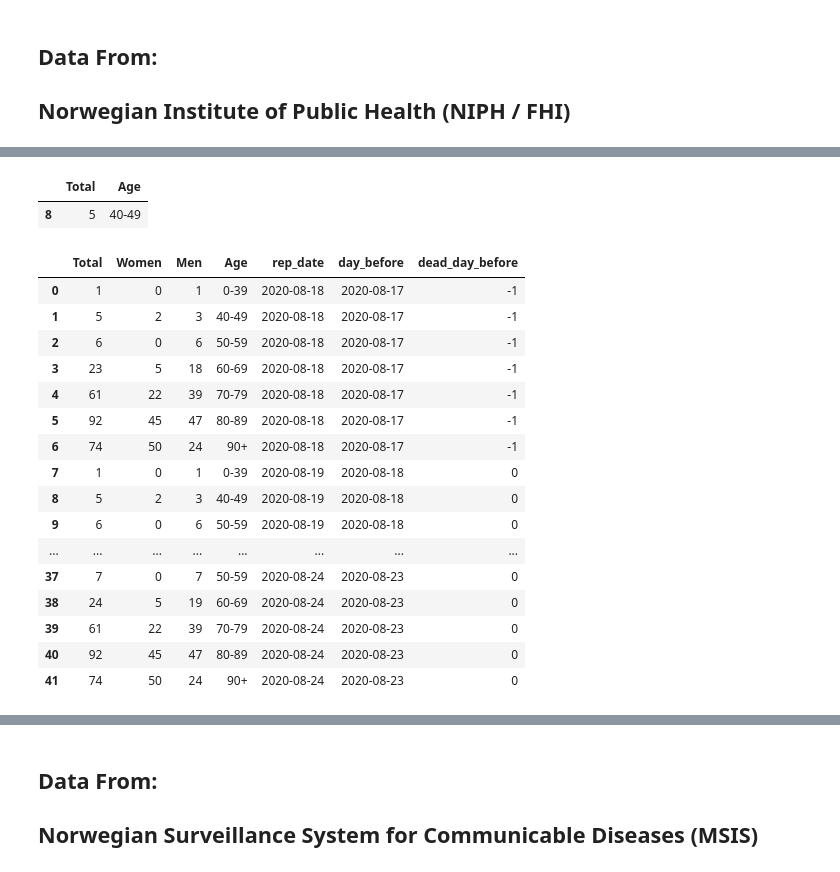
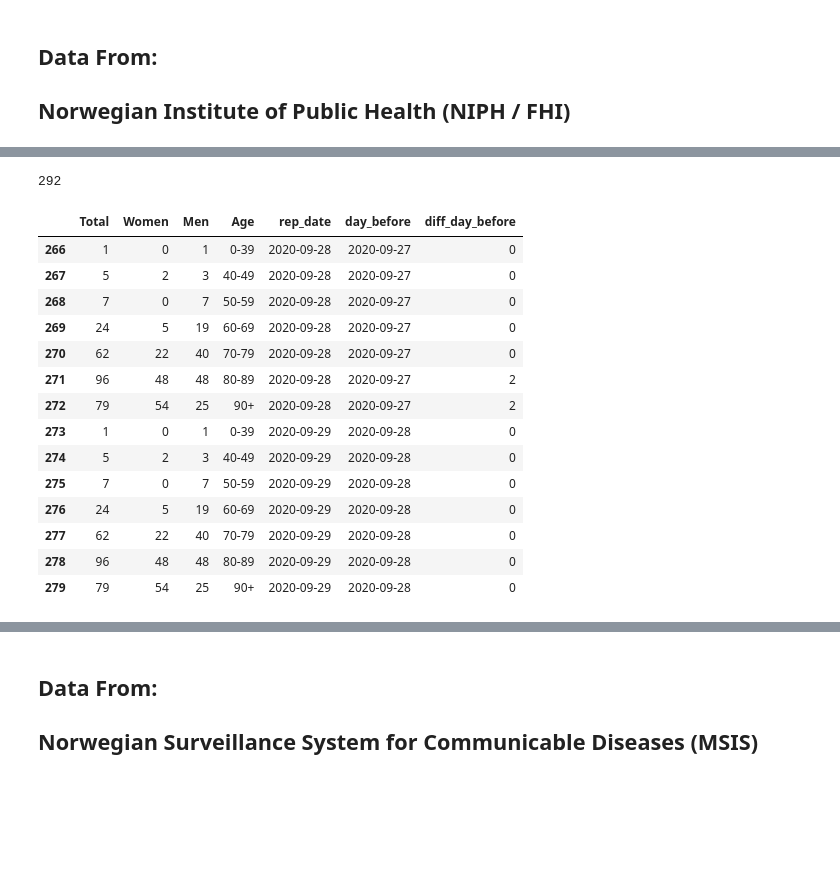
Before and after one commit to delonge182/covid19_related, a Jupyter notebook: covid_3_graph.ipynb, the cells around one changed output, grey strips where cells are left out. Drawn from its saved outputs; the diff is of its cells as text; code cells hidden in the pictures; blank space fills up the shorter version.

```diff
--- a/covid_3_graph.ipynb
+++ b/covid_3_graph.ipynb
@@ -220,42 +267,40 @@ df_dead_age_gender['day_before'] = day_before(df_dead_age_gender)#.astype(str)
 # df_dead_age_gender['day_before'].astype(str)
-# %%
-df_dead_age_gender.loc[(df_dead_age_gender['Age'] == '40-49') &
-                                       (df_dead_age_gender['rep_date'] == '2020-08-19 00:00:00'), ('Total', 'Age')]
-# %% [output]
-|  | Total | Age |
-| 8 | 5 | 40-49 |
 # %%
-def get_dead_diff(row):
+def get_dead_diff(df_param, row):
     dead_diff = -1
-    prev_dead = df_dead_age_gender.loc[(df_dead_age_gender['Age'] == row.Age) &
-                                       (df_dead_age_gender['rep_date'] == row['day_before']),('Total')].to_numpy()
+    prev_dead = df_param.loc[(df_param['Age'] == row.Age) &
+                                       (df_param['rep_date'] == row['day_before']),('Total')].to_numpy()
     if len(prev_dead) > 0:
-        today_dead = df_dead_age_gender.loc[(df_dead_age_gender['Age'] == row.Age) &
-                                       (df_dead_age_gender['rep_date'] == row['rep_date']),('Total')].to_numpy()
+        today_dead = df_param.loc[(df_param['Age'] == row.Age) &
+                                       (df_param['rep_date'] == row['rep_date']),('Total')].to_numpy()
         dead_diff = today_dead[0] - prev_dead[0]
     return dead_diff
-
-df_dead_age_gender['dead_day_before'] = df_dead_age_gender.apply(lambda row: get_dead_diff(row), axis=1)
-# %%
-df_dead_age_gender
-# %% [output]
-|  | Total | Women | Men | Age | rep_date | day_before | dead_day_before |
-| 0 | 1 | 0 | 1 | 0-39 | 2020-08-18 | 2020-08-17 | -1 |
-| 1 | 5 | 2 | 3 | 40-49 | 2020-08-18 | 2020-08-17 | -1 |
-| 2 | 6 | 0 | 6 | 50-59 | 2020-08-18 | 2020-08-17 | -1 |
-| 3 | 23 | 5 | 18 | 60-69 | 2020-08-18 | 2020-08-17 | -1 |
-| 4 | 61 | 22 | 39 | 70-79 | 2020-08-18 | 2020-08-17 | -1 |
-| 5 | 92 | 45 | 47 | 80-89 | 2020-08-18 | 2020-08-17 | -1 |
-| 6 | 74 | 50 | 24 | 90+ | 2020-08-18 | 2020-08-17 | -1 |
-| 7 | 1 | 0 | 1 | 0-39 | 2020-08-19 | 2020-08-18 | 0 |
-| 8 | 5 | 2 | 3 | 40-49 | 2020-08-19 | 2020-08-18 | 0 |
-| 9 | 6 | 0 | 6 | 50-59 | 2020-08-19 | 2020-08-18 | 0 |
-| ... | ... | ... | ... | ... | ... | ... | ... |
-| 37 | 7 | 0 | 7 | 50-59 | 2020-08-24 | 2020-08-23 | 0 |
-| 38 | 24 | 5 | 19 | 60-69 | 2020-08-24 | 2020-08-23 | 0 |
-| 39 | 61 | 22 | 39 | 70-79 | 2020-08-24 | 2020-08-23 | 0 |
-| 40 | 92 | 45 | 47 | 80-89 | 2020-08-24 | 2020-08-23 | 0 |
-| 41 | 74 | 50 | 24 | 90+ | 2020-08-24 | 2020-08-23 | 0 |
+# %%
+df_dead_age_gender['diff_day_before'] = df_dead_age_gender.apply(lambda row: get_dead_diff(df_dead_age_gender, row), axis=1)
+df_age_gender['diff_day_before'] = df_age_gender.apply(lambda row: get_dead_diff(df_age_gender, row), axis=1)
+# %%
+# df_age_gender.loc[df_age_gender['rep_date'] == today]
+df_age_gender.loc[df_age_gender['rep_date'] == today-1 , 'diff_day_before'].sum()
+# %% [output]
+292
+# %%
+df_dead_age_gender.loc[df_dead_age_gender['rep_date'] >= today-1]
+# %% [output]
+|  | Total | Women | Men | Age | rep_date | day_before | diff_day_before |
+| 266 | 1 | 0 | 1 | 0-39 | 2020-09-28 | 2020-09-27 | 0 |
+| 267 | 5 | 2 | 3 | 40-49 | 2020-09-28 | 2020-09-27 | 0 |
+| 268 | 7 | 0 | 7 | 50-59 | 2020-09-28 | 2020-09-27 | 0 |
+| 269 | 24 | 5 | 19 | 60-69 | 2020-09-28 | 2020-09-27 | 0 |
+| 270 | 62 | 22 | 40 | 70-79 | 2020-09-28 | 2020-09-27 | 0 |
+| 271 | 96 | 48 | 48 | 80-89 | 2020-09-28 | 2020-09-27 | 2 |
+| 272 | 79 | 54 | 25 | 90+ | 2020-09-28 | 2020-09-27 | 2 |
+| 273 | 1 | 0 | 1 | 0-39 | 2020-09-29 | 2020-09-28 | 0 |
+| 274 | 5 | 2 | 3 | 40-49 | 2020-09-29 | 2020-09-28 | 0 |
+| 275 | 7 | 0 | 7 | 50-59 | 2020-09-29 | 2020-09-28 | 0 |
+| 276 | 24 | 5 | 19 | 60-69 | 2020-09-29 | 2020-09-28 | 0 |
+| 277 | 62 | 22 | 40 | 70-79 | 2020-09-29 | 2020-09-28 | 0 |
+| 278 | 96 | 48 | 48 | 80-89 | 2020-09-29 | 2020-09-28 | 0 |
+| 279 | 79 | 54 | 25 | 90+ | 2020-09-29 | 2020-09-28 | 0 |
 # %%
 import plotly.graph_objects as go
 
```
Also changed, not shown: parts of 29 cells of this notebook, 6 other files.
